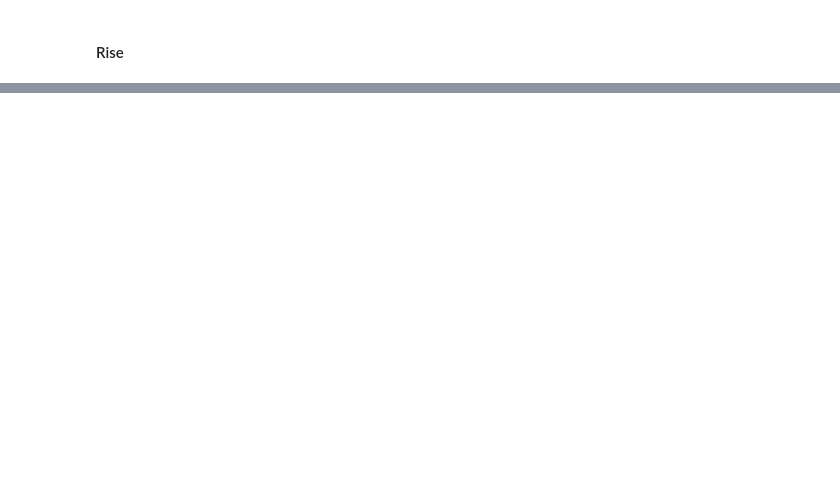
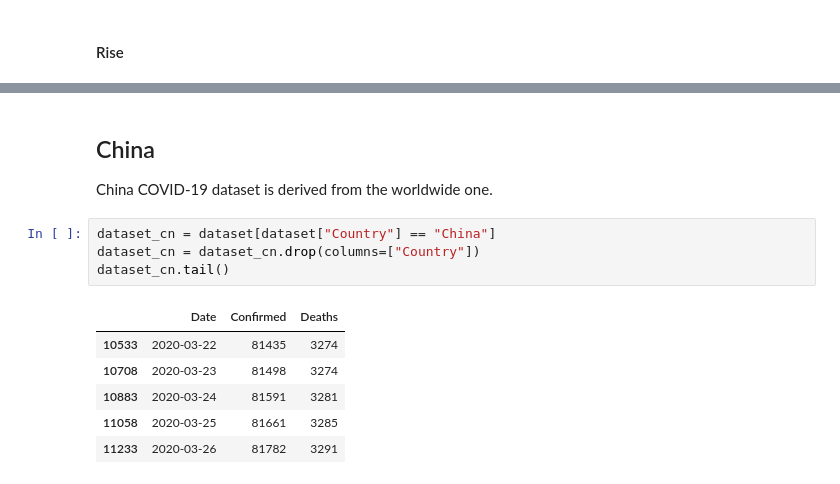
Before and after one commit to nieltg/ncov19-id-analysis, a Jupyter notebook: ncov19-id-analysis.ipynb, the cells around one changed output, grey strips where cells are left out. Cells and saved outputs as stored; diff of their text form; blank space fills up the shorter version.

Commit message:
Add confirmed cases from China and Italy

```diff
--- a/ncov19-id-analysis.ipynb
+++ b/ncov19-id-analysis.ipynb
@@ -117,3 +117,18 @@ sns.pointplot(
 _ = plt.xticks(rotation=45, horizontalalignment="right")
 # %% [output]
 [drawing not drawn]
+# %% [markdown]
+## China
+
+China COVID-19 dataset is derived from the worldwide one.
+# %%
+dataset_cn = dataset[dataset["Country"] == "China"]
+dataset_cn = dataset_cn.drop(columns=["Country"])
+dataset_cn.tail()
+# %% [output]
+|  | Date | Confirmed | Deaths |
+| 10533 | 2020-03-22 | 81435 | 3274 |
+| 10708 | 2020-03-23 | 81498 | 3274 |
+| 10883 | 2020-03-24 | 81591 | 3281 |
+| 11058 | 2020-03-25 | 81661 | 3285 |
+| 11233 | 2020-03-26 | 81782 | 3291 |
```
Also changed, not shown: parts of 17 cells of this notebook.
